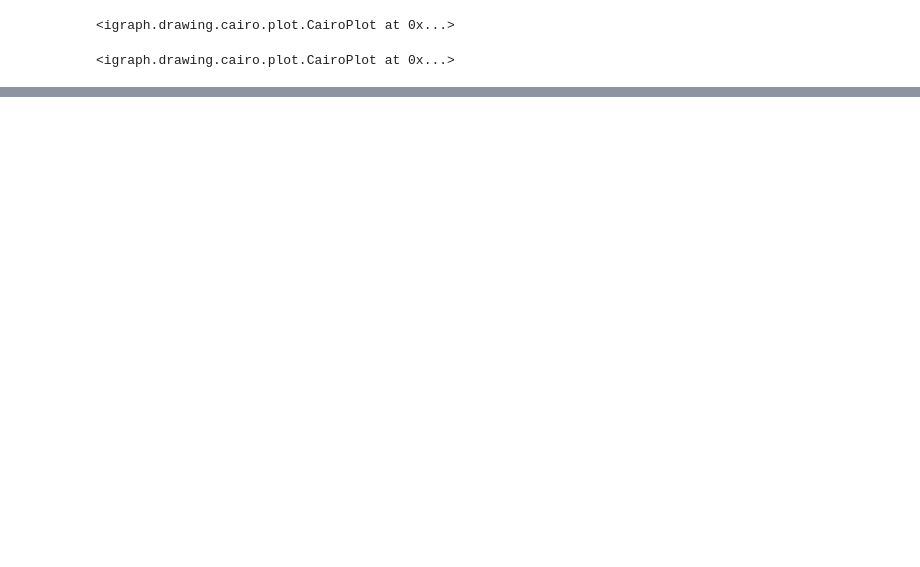
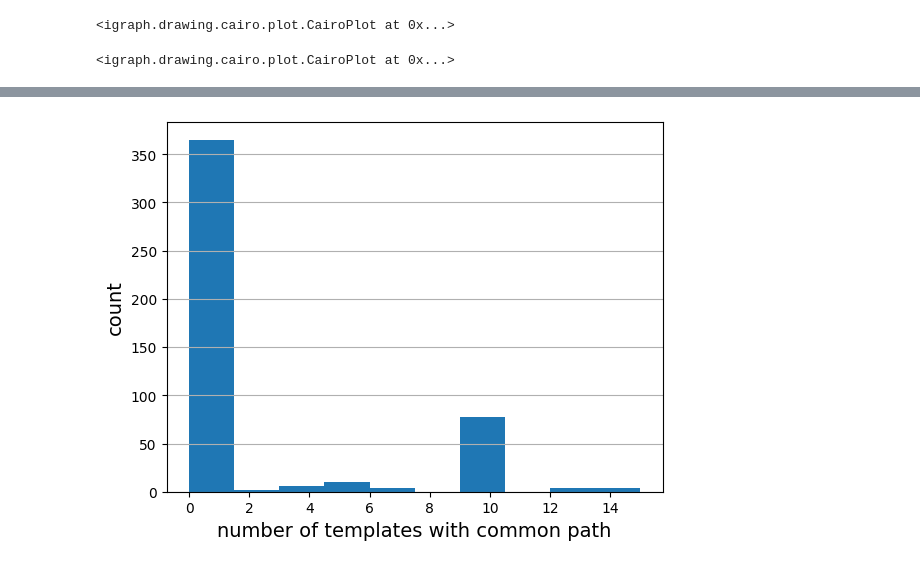
Before and after one commit to llnl/Wintap-Analytics, a Jupyter notebook: 2025-acme4-explore/gather-process-trees.ipynb, the cells around one changed output, grey strips where cells are left out. Saved outputs shown, nothing was run; the diff lists cells and outputs as text; code cells hidden in the pictures; blank space fills up the shorter version.

```diff
--- a/2025-acme4-explore/gather-process-trees.ipynb
+++ b/2025-acme4-explore/gather-process-trees.ipynb
@@ -1154,0 +1232,9 @@ ig.plot(sg2, "algo1_4.png",
+# %%
+## now count number of S_ij >= 3, i.e. number of "long" paths in common
+plt.hist((S>=3).sum(axis=0))
+plt.xlabel('number of templates with common path', fontsize=14)
+plt.ylabel('count', fontsize=14)
+plt.grid(axis='y');
+plt.savefig('acme_classify.png');
+# %% [output]
+[figure, added]
```
Also changed, not shown: parts of 22 cells of this notebook, 1 other file.
